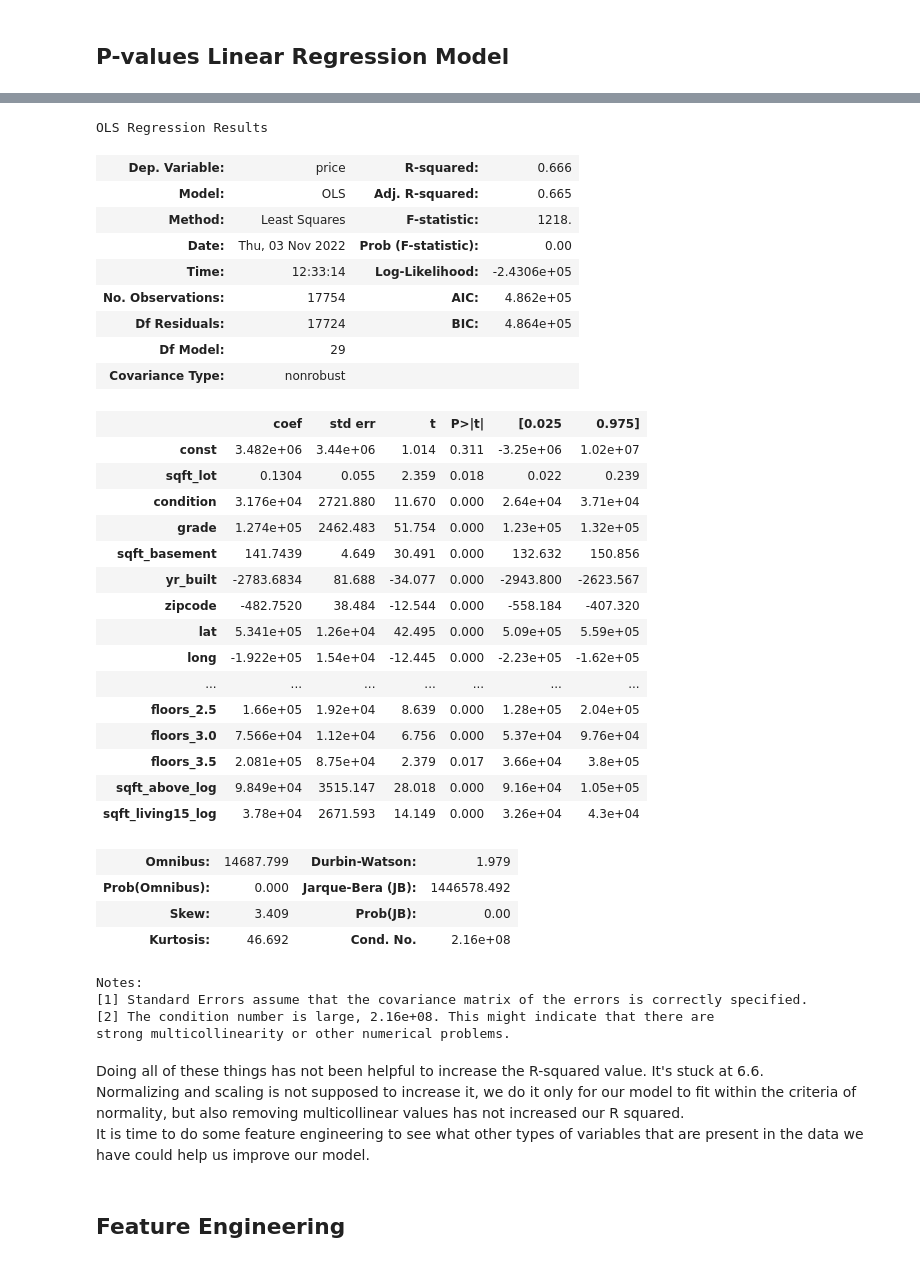
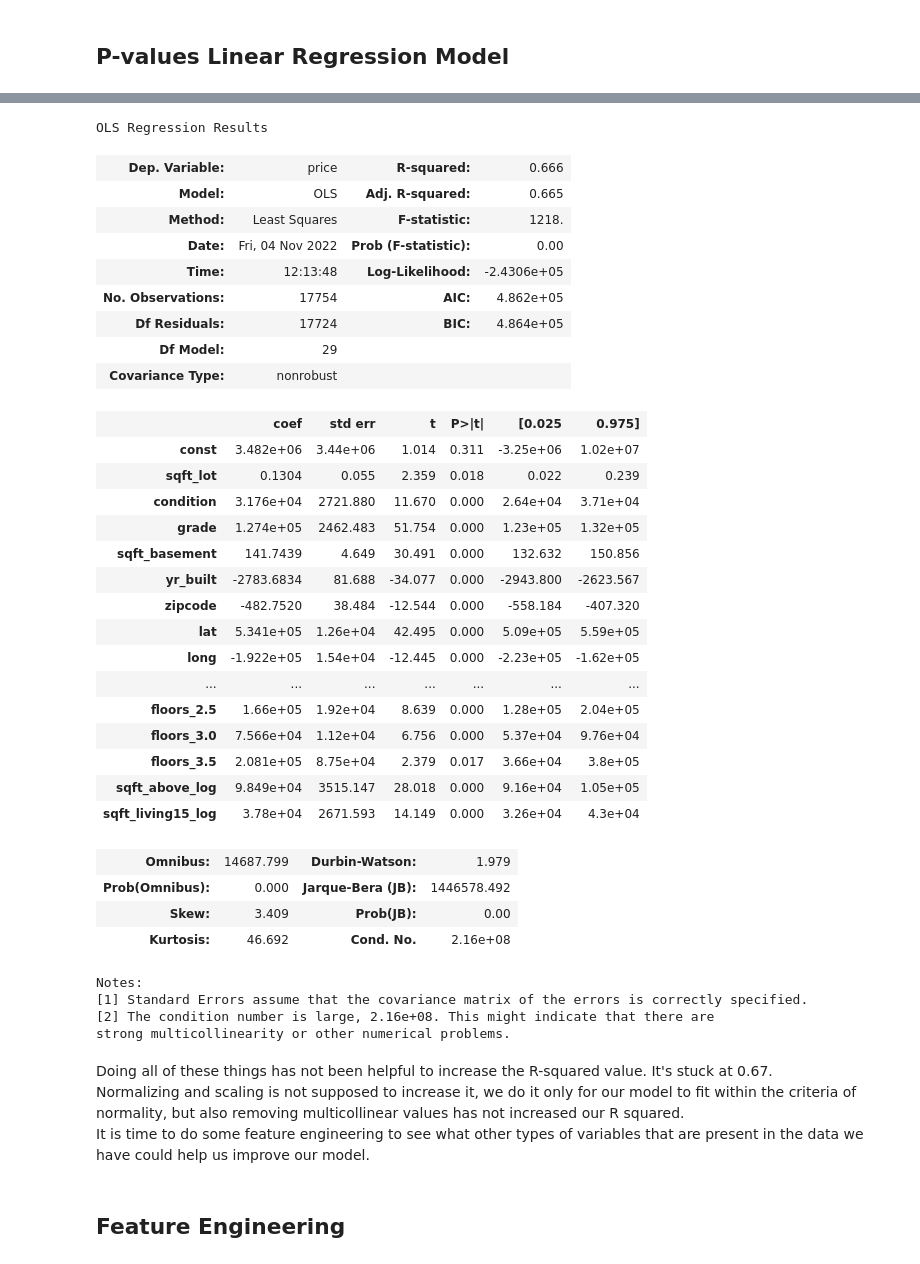
Before and after one commit to MNLKuzmin/dsc-phase-2-project-v2-3, a Jupyter notebook: student.ipynb, the cells around one changed output, grey strips where cells are left out. Saved outputs shown, nothing was run; the diff lists cells and outputs as text; code cells hidden in the pictures.

```diff
--- a/student.ipynb
+++ b/student.ipynb
@@ -906,6 +911,8 @@ Same model that we ran right after ohe, doing it with statsmodel to see the coef
+# %%
+norm_df.drop('date', axis=1, inplace=True)
 # %%
-y=ohe_df['price']
-X=ohe_df.drop(['price', 'date', 'yr_renovated'], axis=1)
+y=norm_df['price']
+X=norm_df.drop(['price', 'yr_renovated'], axis=1)
 X = sm.add_constant(X)
 model = sm.OLS(y, X).fit()
 model.summary()
@@ -951,7 +958,7 @@ So le us run another linear regression model dropping a column for each categori
 ## P-values Linear Regression Model <a id='PFLRM'></a>
 # %%
 y=norm_df['price']
-X=norm_df.drop(['price', 'date', 'yr_renovated', 'bedrooms_1','bathrooms_1.0','floors_1.0','sqft_living_log'], axis=1)
+X=norm_df.drop(['price', 'yr_renovated', 'bedrooms_1','bathrooms_1.0','floors_1.0','sqft_living_log'], axis=1)
 X = sm.add_constant(X)
 model = sm.OLS(y, X).fit()
 model.summary()
@@ -996,17 +1004,17 @@ So we are going to try to drop them and run the model again, one last time, to t
 # %%
 y=norm_df['price']
-X=norm_df.drop(['price', 'date', 'yr_renovated', 'bedrooms_1','bathrooms_1.0','floors_1.0','sqft_living_log',\
+X=norm_df.drop(['price', 'yr_renovated', 'bedrooms_1','bathrooms_1.0','floors_1.0','sqft_living_log',\
                 'bedrooms_8', 'bedrooms_11','bathrooms_0.0', 'bathrooms_3.0','floors_1.5'], axis=1)
 X = sm.add_constant(X)
 model = sm.OLS(y, X).fit()
 model.summary()
 # %% [output]
 OLS Regression Results
 | Dep. Variable: | price | R-squared: | 0.666 |
 | Model: | OLS | Adj. R-squared: | 0.665 |
 | Method: | Least Squares | F-statistic: | 1218. |
-| Date: | Thu, 03 Nov 2022 | Prob (F-statistic): | 0.00 |
-| Time: | 12:33:14 | Log-Likelihood: | -2.4306e+05 |
+| Date: | Fri, 04 Nov 2022 | Prob (F-statistic): | 0.00 |
+| Time: | 12:13:48 | Log-Likelihood: | -2.4306e+05 |
 | No. Observations: | 17754 | AIC: | 4.862e+05 |
 | Df Residuals: | 17724 | BIC: | 4.864e+05 |
 | Df Model: | 29 |  |  |
@@ -1036,7 +1044,7 @@ Notes:
 [2] The condition number is large, 2.16e+08. This might indicate that there are
 strong multicollinearity or other numerical problems.
 # %% [markdown]
-Doing all of these things has not been helpful to increase the R-squared value. It's stuck at 6.6.
+Doing all of these things has not been helpful to increase the R-squared value. It's stuck at 0.67.
 <br>Normalizing and scaling is not supposed to increase it, we do it only for our model to fit within the criteria of normality, but also removing multicollinear values has not increased our R squared.
 <br>It is time to do some feature engineering to see what other types of variables that are present in the data we have could help us improve our model.
 # %% [markdown]
```
Also changed, not shown: parts of 42 cells of this notebook.
